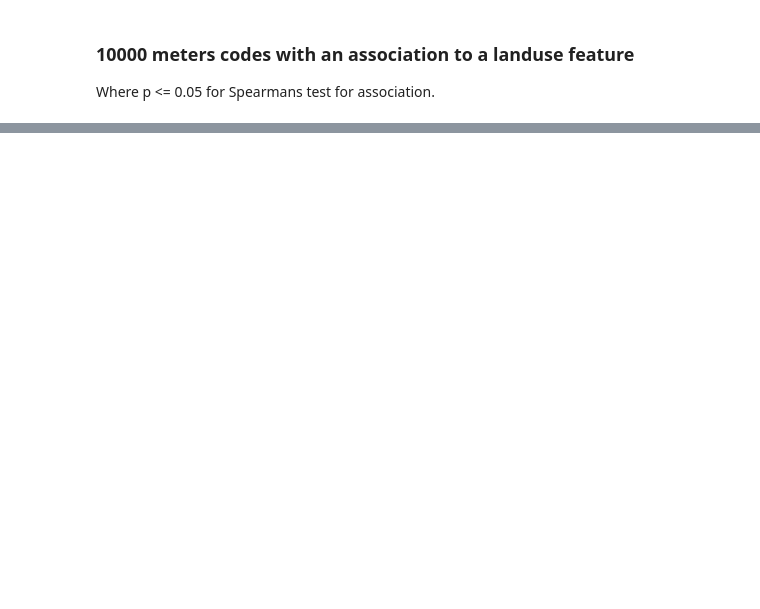
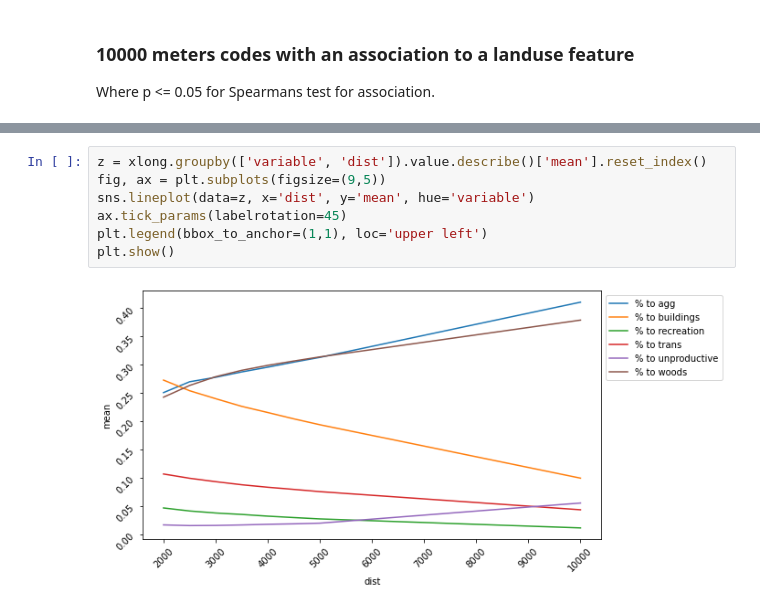
Before and after one commit to hammerdirt-analyst/landuse, a Jupyter notebook: land_use_buffers.ipynb, the cells around one changed output, grey strips where cells are left out. Drawn from its saved outputs; the diff is of its cells as text; blank space fills up the shorter version.

```diff
--- a/land_use_buffers.ipynb
+++ b/land_use_buffers.ipynb
@@ -758,0 +790,9 @@ comps
+# %%
+z = xlong.groupby(['variable', 'dist']).value.describe()['mean'].reset_index()
+fig, ax = plt.subplots(figsize=(9,5))
+sns.lineplot(data=z, x='dist', y='mean', hue='variable')
+ax.tick_params(labelrotation=45)
+plt.legend(bbox_to_anchor=(1,1), loc='upper left')
+plt.show()
+# %% [output]
+[figure, added]
```
Also changed, not shown: parts of 18 cells of this notebook, 1 other file.
